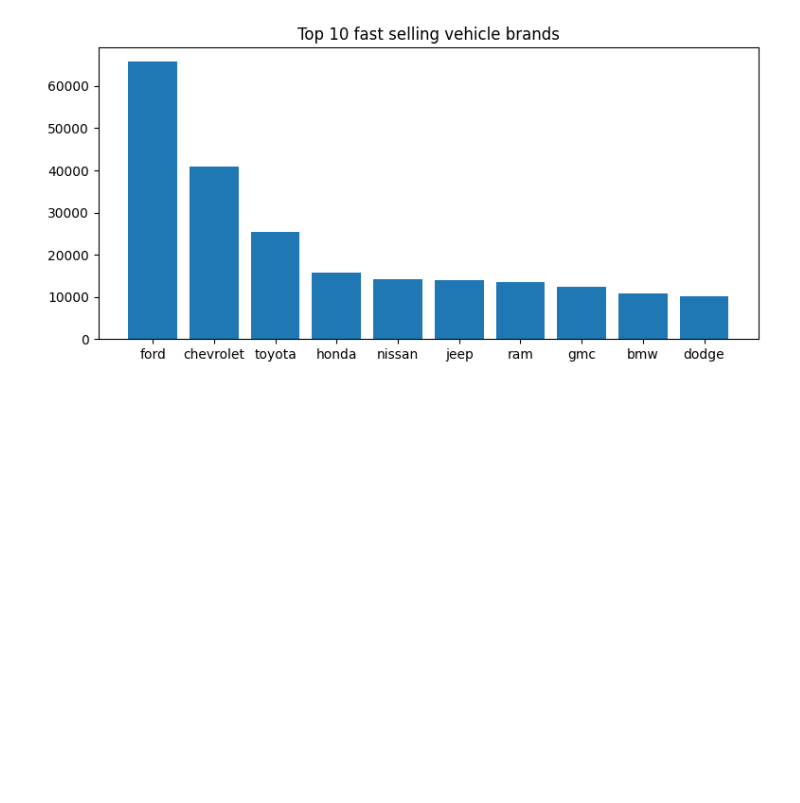
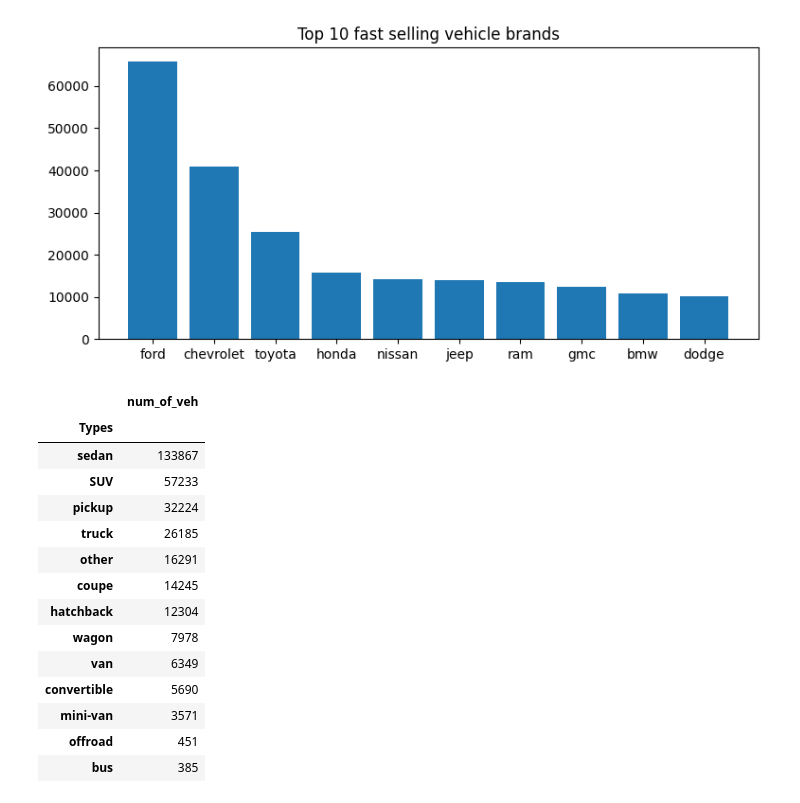
Before and after one commit to JaqenIzo/CraigsListVehiclesAnalysis, a Jupyter notebook: plots.ipynb, the cells around one changed output. Cells and saved outputs as stored; diff of their text form; code cells hidden in the pictures; blank space fills up the shorter version.

```diff
--- a/plots.ipynb
+++ b/plots.ipynb
@@ -170,3 +152,35 @@ plt.title("Top 10 fast selling vehicle brands")
 plt.show()
 # %% [output]
 [figure]
+# %%
+query5= """
+
+SELECT car_type,manufacturer FROM vehicles_details WHERE  stay_length='short'
+
+"""
+
+
+cursor.execute(query5)
+
+shortTypes = [ i[0] for i in cursor.fetchall()]
+countTypes =[(i,shortTypes.count(i)) for i in set(shortTypes)]
+dfcountTypes = pd.DataFrame(countTypes,columns=["Types","num_of_veh"])
+dfcountTypes.set_index("Types",inplace=True)
+dfcountTypes.sort_values(by=["num_of_veh"],ascending=False,inplace=True)
+dfcountTypes
+# %% [output]
+|  | num_of_veh |
+| Types |  |
+| sedan | 133867 |
+| SUV | 57233 |
+| pickup | 32224 |
+| truck | 26185 |
+| other | 16291 |
+| coupe | 14245 |
+| hatchback | 12304 |
+| wagon | 7978 |
+| van | 6349 |
+| convertible | 5690 |
+| mini-van | 3571 |
+| offroad | 451 |
+| bus | 385 |
```
Also changed, not shown: parts of 17 cells of this notebook.
